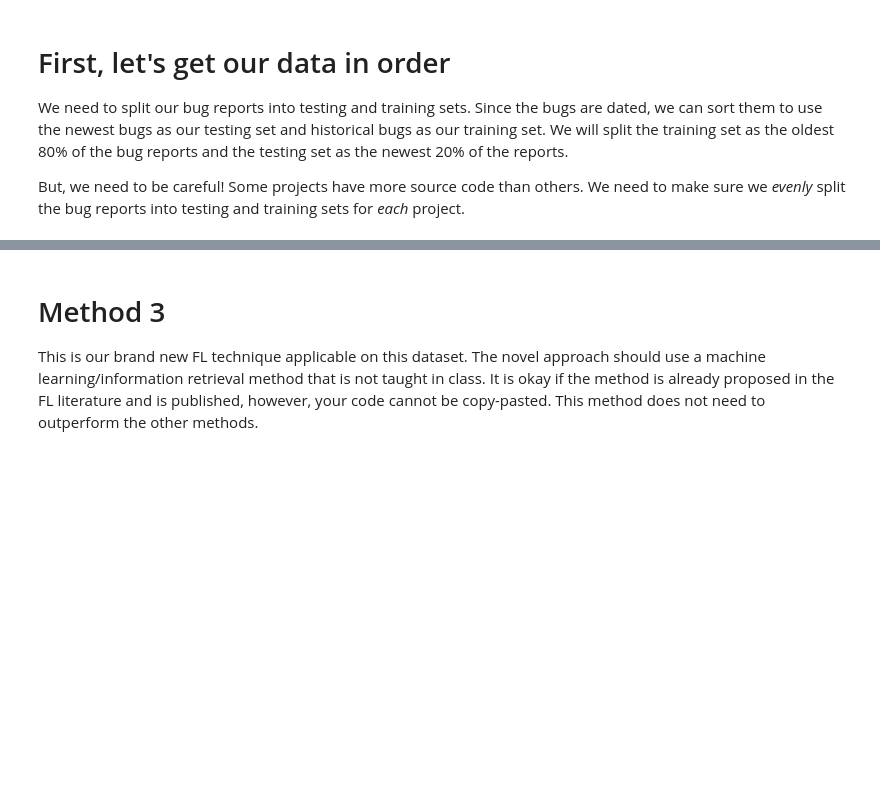
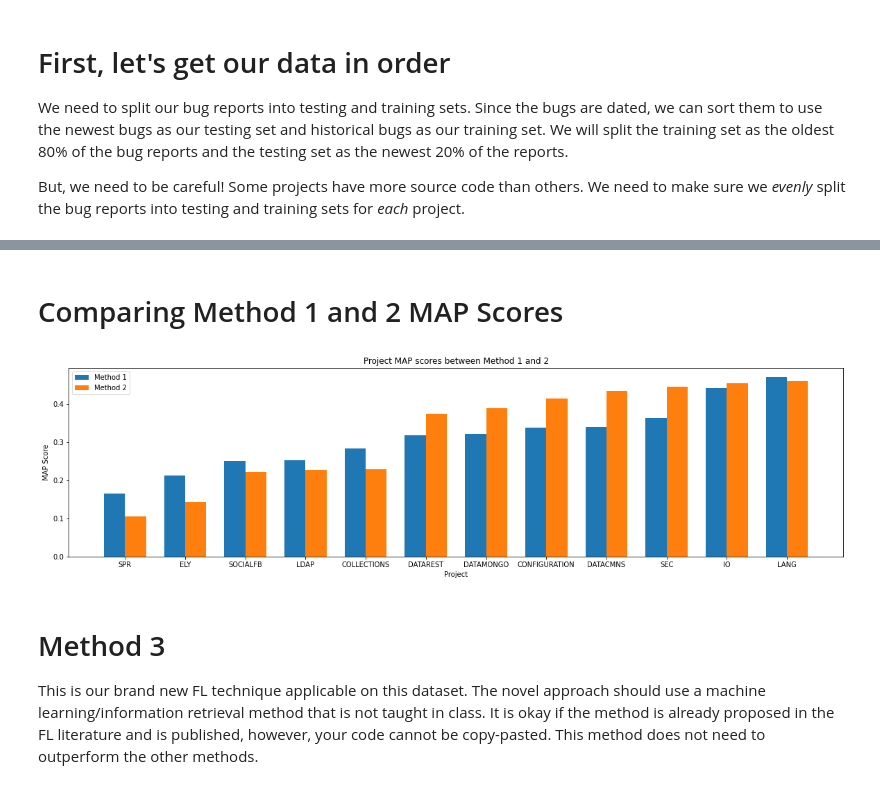
Before and after one commit to Tijunel/ENSF544-FINAL, a Jupyter notebook: Preprocessing.ipynb, the cells around one changed output, grey strips where cells are left out. Drawn from its saved outputs; the diff is of its cells as text; code cells hidden in the pictures; blank space fills up the shorter version.

```diff
--- a/Preprocessing.ipynb
+++ b/Preprocessing.ipynb
@@ -674,3 +857,31 @@ display(bugs)
+# %% [markdown]
+# Comparing Method 1 and 2 MAP Scores
+# %%
+# Comparing Method 1 and 2 MAP scores
+method1_scores = calculate_scores(bug_reports, calculate_average_precision, 'average_precision', 'similarities')
+method1_scores = dict(sorted(method1_scores.items(), key=lambda item: item[1]))
+method2_scores = calculate_scores(testing_bug_reports, calculate_average_precision, 'average_precision', 'final_scores')
+method2_scores = dict(sorted(method2_scores.items(), key=lambda item: item[1]))
+
+labels = list(method1_scores.keys())
+x = np.arange(len(labels))
+width = 0.35
+
+fig, ax = plt.subplots()
+rects1 = ax.bar(x - width/2, list(method1_scores.values()), width, label="Method 1")
+rects2 = ax.bar(x + width/2, list(method2_scores.values()), width, label="Method 2")
+
+ax.set_xlabel('Project')
+ax.set_ylabel('MAP Score')
+ax.set_title('Project MAP scores between Method 1 and 2')
+ax.set_xticks(x)
+ax.set_xticklabels(labels)
+ax.legend()
+
+fig.set_size_inches(20, 5)
+plt.show()
+# %% [output]
+[figure, added]
 # %% [markdown]
 # Method 3
 
```
Also changed, not shown: parts of 21 cells of this notebook, 1 other file.
